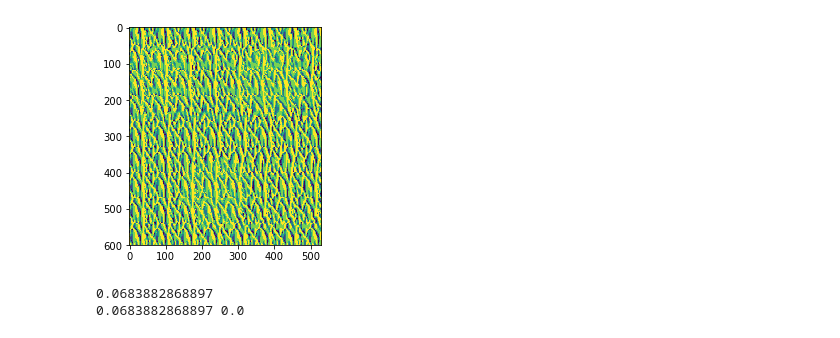
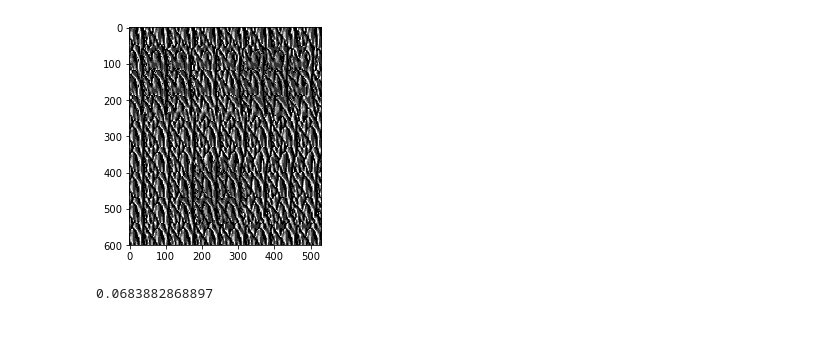
Before and after one commit to Wise61/depth_perception, a Jupyter notebook: correlation.ipynb, the cells around one changed output. Drawn from its saved outputs; the diff is of its cells as text; code cells hidden in the pictures.

```diff
--- a/correlation.ipynb
+++ b/correlation.ipynb
@@ -121,27 +120,27 @@ sf4 = generate_gabor((64, 64),(0.0, 0),(4.6, 7.5),2.9,2.9,0.25)
 am4 = double_convolve(nf4, sf4, a4,70)
 dm4 = linear_convolution(nf4, sf4)
 sd4 = scale_disparity(am4,dm4)
-################################ Composite Scaled Activity
-ca = sd1 + sd2 + sd3 + sd4
-################################ Depth Estimate
-depth_estimate = np.zeros([ca.shape[0],ca.shape[1]])
-
-for x in range(ca.shape[0]):
-    for y in range(ca.shape[1]):
-        peak = np.abs(np.argmax(np.abs(ca[x,y]))-64)
-        if math.isnan(peak): #finish this check / set!
-            depth_estimate[x,y] = 0
-        else:
-            depth_estimate[x,y] = peak
+################################ Fifth Filter
+a5 = open_norm("shift5_70patch.png",verbose=False)
+nf5 = generate_gabor((64, 64),(0.0, 0),(4.6, 7.5),3.0,3.0,0.3)
+sf5 = generate_gabor((64, 64),(0.0, 0),(4.3, 7.5),2.8,2.8,0.25)
+am5 = double_convolve(nf5, sf5, a5,70)
+dm5 = linear_convolution(nf5, sf5)
+sd5 = scale_disparity(am5,dm5)
 # %%
-plt.imshow(depth_estimate[0:,70:])
+ca = sd1 + sd2 + sd3 + sd4
+################################ Depth Estimate
+depth_estimate = np.zeros([ca.shape[0],ca.shape[1]])
+
+for x in range(ca.shape[0]):
+    for y in range(ca.shape[1]):
+        peak = np.abs(np.argmax(np.abs(ca[x,y]))-64)
+        depth_estimate[x,y] = peak
+plt.imshow(depth_estimate[0:,70:], cmap="binary")
 plt.show()
 dm = np.array(Image.open("dm.png").convert("L"))
 corr = np.corrcoef(depth_estimate[0:,70:].flatten(),dm[0:,70:].flatten())[0,1]
 print(corr)
-r,p = pearsonr(depth_estimate[0:,70:].flatten(),dm[0:,70:].flatten())
-print(r,p)
 # %% [output]
-[figure, old version]
+[figure, new version]
 0.0683882868897
-0.0683882868897 0.0
```
Also changed, not shown: parts of 2 cells of this notebook, 1 other file.
